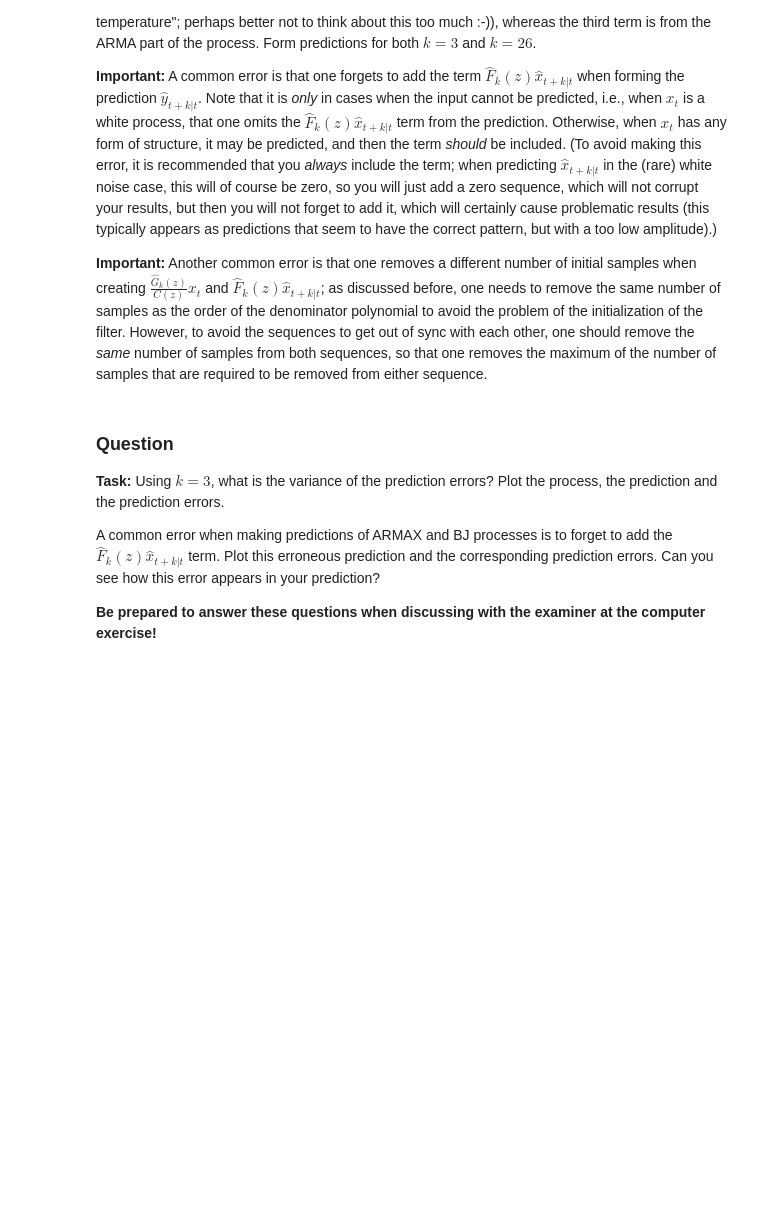
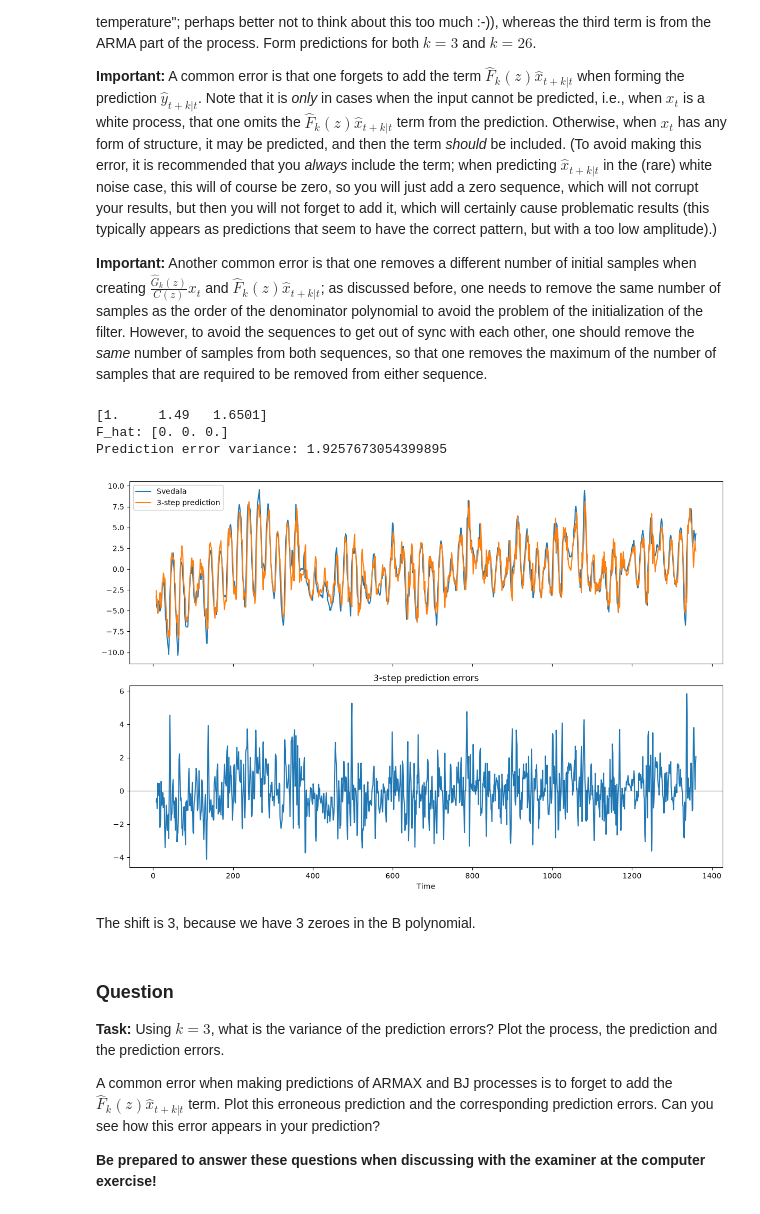
Before and after one commit to H-Wadman/TimeSeriesAnalysis, a Jupyter notebook: labs/lab2.ipynb, the cells around one changed output. Drawn from its saved outputs; the diff is of its cells as text; code cells hidden in the pictures; blank space fills up the shorter version.

```diff
--- a/labs/lab2.ipynb
+++ b/labs/lab2.ipynb
@@ -556,10 +654,49 @@ In the prediction, the two first terms represents the contribution of the input
 # %%
 # Load sturup  data
 mat_sturup = scipy.io.loadmat(os.path.join(DATA_DIR, 'sturup.mat'))
 sturup = mat_sturup['sturup'].flatten()
 
+# Create a model the data and do predictions
+A = [1, -1.49, 0.57]
+B = [0, 0, 0, 0.28, -0.26]
+C = [1]
+k = 3
 
-# Create a model the data and do predictions
+F, G = polydiv(C, A, k)
+F_hat, G_hat = polydiv(np.convolve(B, F), C, k)
+
+# At k=3, F_hat is zero because B has a delay of 3.
+assert np.allclose(F_hat, 0)
+
+input_term = scipy.signal.lfilter(G_hat, C, sturup)
+output_term = scipy.signal.lfilter(G, C, svedala)
+prediction = input_term + output_term
+
+# Discard the same initial samples from all series
+burn = max(k, len(G_hat) - 1, len(G) - 1)
+time = np.arange(burn, len(svedala))
+errors = svedala[burn:] - prediction[burn:]
+
+print("F_hat:", F_hat)
+print("Prediction error variance:", np.var(errors))
+
+fig, (ax1, ax2) = plt.subplots(2, 1, figsize=(12, 8), sharex=True)
+ax1.plot(time, svedala[burn:], label="Svedala")
+ax1.plot(time, prediction[burn:], label="3-step prediction")
+ax1.legend()
+
+ax2.plot(time, errors)
+ax2.axhline(0, color="black", linewidth=0.8)
+ax2.set_title("3-step prediction errors")
+ax2.set_xlabel("Time")
+plt.tight_layout()
+# %% [output]
+[1.     1.49   1.6501]
+F_hat: [0. 0. 0.]
+Prediction error variance: 1.9257673054399895
+[figure, added]
+# %% [markdown]
+The shift is 3, because we have 3 zeroes in the B polynomial.
 # %% [markdown]
 ### Question
 
```
Also changed, not shown: parts of 5 cells of this notebook, 2 other files.
